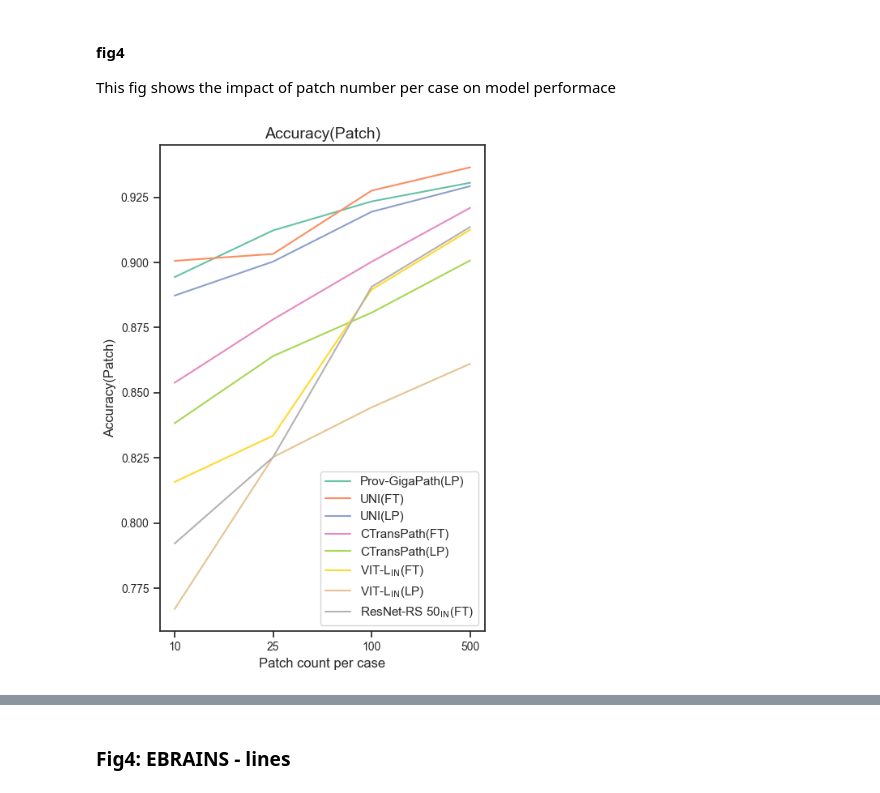
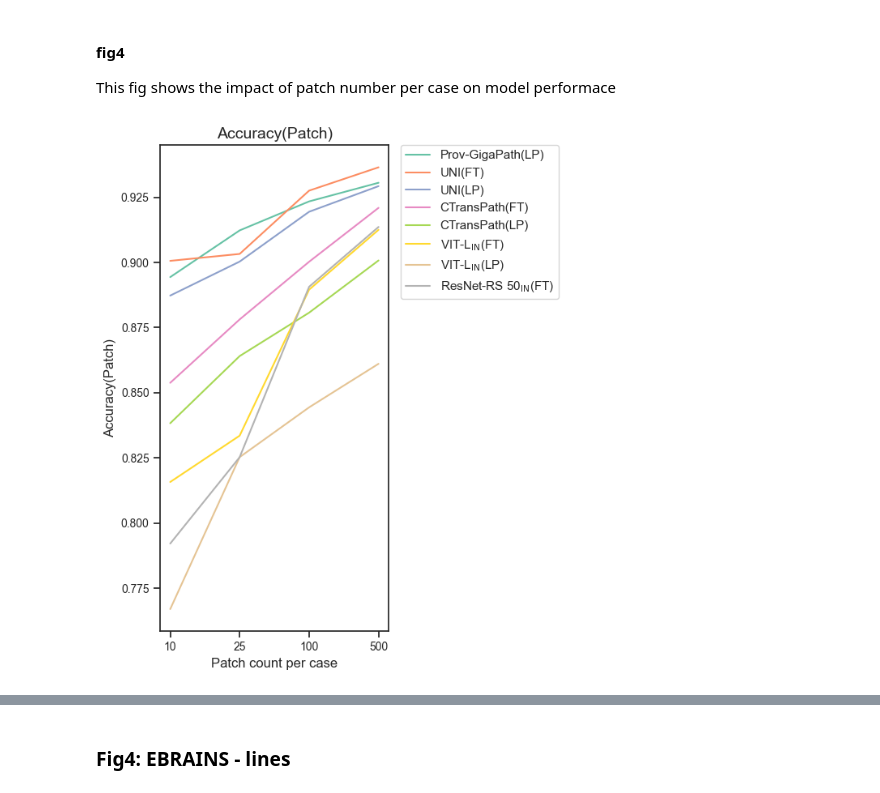
Before and after one commit to endaaman/bt, a Jupyter notebook: notes/note_metrics.ipynb, the cells around one changed output, grey strips where cells are left out. Saved outputs shown, nothing was run; the diff lists cells and outputs as text; code cells hidden in the pictures.

```diff
--- a/notes/note_metrics.ipynb
+++ b/notes/note_metrics.ipynb
@@ -374,7 +380,7 @@ ebrains - 10 - F1 score
 This fig shows the impact of patch number per case on model performace
 # %%
 
-def draw_lines(target:Literal['cv', 'ebrains'], key:str, labels=None, fill=False):
+def draw_lines(target:Literal['cv', 'ebrains'], key:str, labels=None, fill=False, legend=False):
     label_order = [
         'Prov-GigaPath(LP)',
         'UNI(FT)',
@@ -416,43 +422,44 @@ def draw_lines(target:Literal['cv', 'ebrains'], key:str, labels=None, fill=False
         values_by_limit.append(values)
     values_by_cond = np.array(values_by_limit).transpose(1, 0, 2)
 
-    plt.figure(figsize=(5, 7))
+    plt.figure(figsize=(6, 7))
     x = np.arange(1, 1+len(limits))
 
     for i, label in enumerate(labels):
         ci_l = values_by_cond[i, :, 1]
         ci_h = values_by_cond[i, :, 2]
         # c = colors[i]
         c = color_map[label]
         plt.plot(x, values_by_cond[i, :, 0], color=c, label=label)
         if fill:
             plt.fill_between(x, ci_l, ci_h, color=c, alpha=0.1)
 
     plt.xticks(x, limits)
     plt.xlabel('Patch count per case')
     plt.ylabel(key)
-    plt.legend(loc='lower right')
+    # plt.legend(loc='lower right')
+    plt.legend(bbox_to_anchor=(1.05, 1), loc='upper left', borderaxespad=0.)
+    # plt.grid(True, linestyle='--', alpha=0.7)
     plt.title(key)
-    # plt.grid(True, linestyle='--', alpha=0.7)
     plt.tight_layout()
     return labels
 
 labels = [
     'Prov-GigaPath(LP)',
     'UNI(FT)',
     'UNI(LP)',
     'CTransPath(FT)',
     'CTransPath(LP)',
     'VIT-L$\\mathrm{_{IN}}$(FT)',
     'VIT-L$\\mathrm{_{IN}}$(LP)',
     'ResNet-RS 50$\\mathrm{_{IN}}$(FT)',
     # 'ResNet-RS 50$\\mathrm{_{IN}}$(LP)',
 ]
 draw_lines('cv', 'Accuracy(Patch)', labels=labels, fill=False)
 plt.savefig(f"out/figs/fig4_cv_pacc.png", format="png", dpi=DPI)
 plt.show()
 # %% [output]
-[figure, old version]
+[figure, new version]
 # %%
 draw_lines('cv', 'Accuracy', labels=labels, fill=False)
 plt.savefig(f"out/figs/fig4_cv_acc.png", format="png", dpi=DPI)
```
Also changed, not shown: parts of 7 cells of this notebook, 1 other file.
